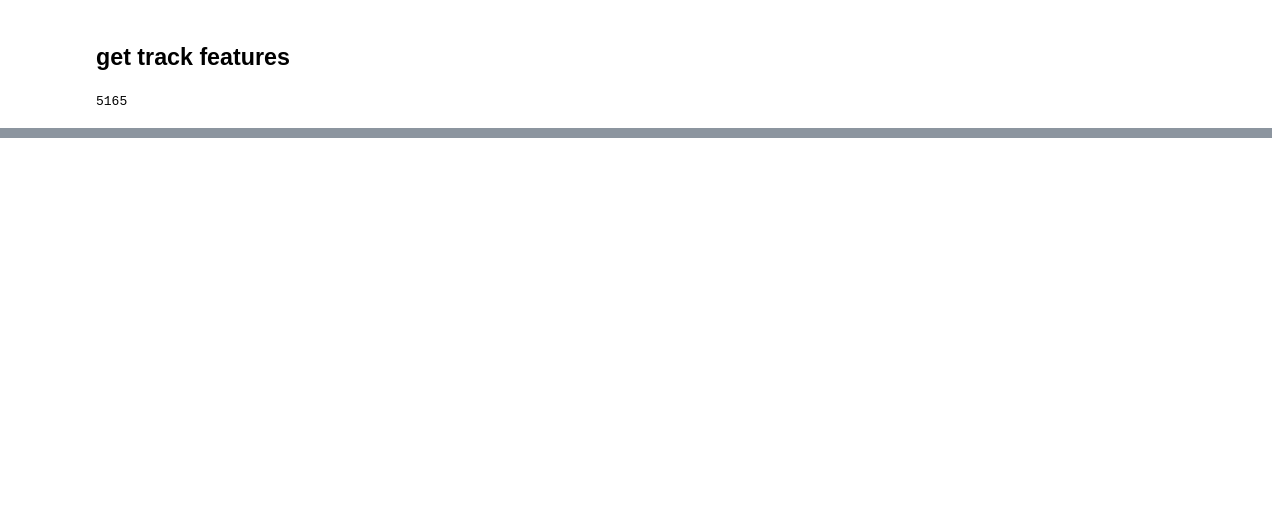
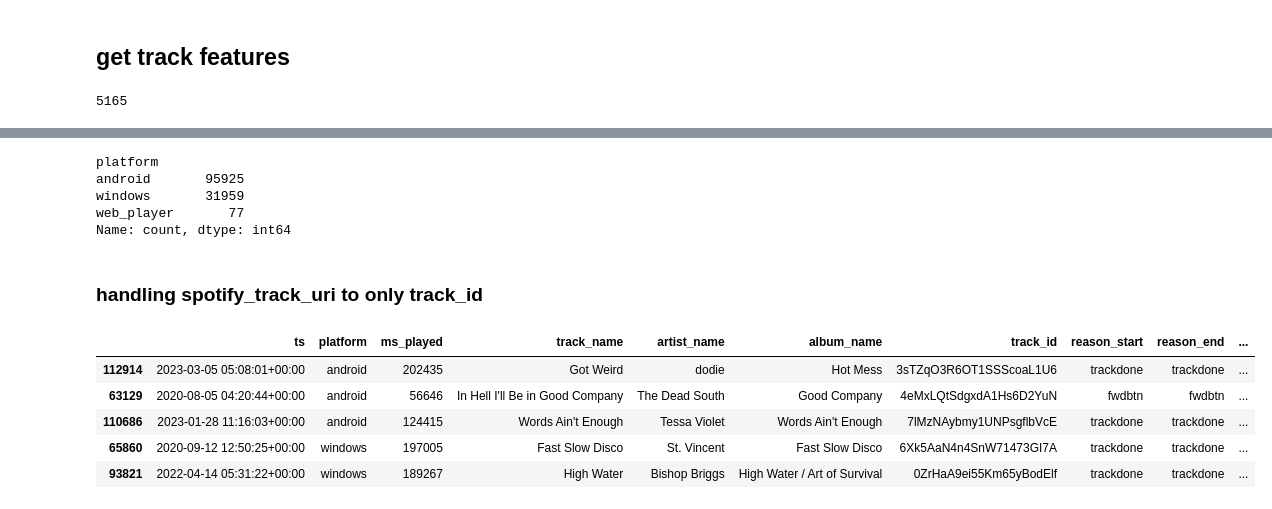
Before and after one commit to nazhifkojaz/Spotify-Analysis-Data-Collection-, a Jupyter notebook: main.ipynb, the cells around one changed output, grey strips where cells are left out. Saved outputs shown, nothing was run; the diff lists cells and outputs as text; code cells hidden in the pictures; blank space fills up the shorter version.

```diff
--- a/main.ipynb
+++ b/main.ipynb
@@ -253,0 +430,3 @@ track_features_df.to_csv('datasets/tracks_features_df.csv', index=False)
+# %%
+# renaming master_metadata_track_name, master_metadata_album_artist_name, and master_metadata_album_album_name into track_name, artist_name, and album_name
+tracks_df.rename(columns={'master_metadata_track_name':'track_name', 'master_metadata_album_artist_name':'artist_name', 'master_metadata_album_album_name':'album_name'}, inplace=True)
@@ -253,0 +464,29 @@ track_features_df.to_csv('datasets/tracks_features_df.csv', index=False)
+# %%
+# trim the platform values to only the first word and make it lowercase
+tracks_df['platform'] = tracks_df['platform'].str.split().str[0].str.lower()
+# %%
+# replace 'partner' value in platform column with 'web_player'
+tracks_df['platform'].replace('partner', 'web_player', inplace=True)
+# %%
+tracks_df['platform'].value_counts()
+# %% [output]
+platform
+android       95925
+windows       31959
+web_player       77
+Name: count, dtype: int64
+# %% [markdown]
+### handling spotify_track_uri to only track_id
+# %%
+# trim spotify_track_uri to only the track id and rename the column into track_id
+tracks_df['spotify_track_uri'] = tracks_df['spotify_track_uri'].str.split(':').str[2]
+tracks_df.rename(columns={'spotify_track_uri':'track_id'}, inplace=True)
+# %%
+tracks_df.sample(5)
+# %% [output]
+|  | ts | platform | ms_played | track_name | artist_name | album_name | track_id | reason_start | reason_end | ... |
+| 112914 | 2023-03-05 05:08:01+00:00 | android | 202435 | Got Weird | dodie | Hot Mess | 3sTZqO3R6OT1SSScoaL1U6 | trackdone | trackdone | ... |
+| 63129 | 2020-08-05 04:20:44+00:00 | android | 56646 | In Hell I'll Be in Good Company | The Dead South | Good Company | 4eMxLQtSdgxdA1Hs6D2YuN | fwdbtn | fwdbtn | ... |
+| 110686 | 2023-01-28 11:16:03+00:00 | android | 124415 | Words Ain't Enough | Tessa Violet | Words Ain't Enough | 7lMzNAybmy1UNPsgflbVcE | trackdone | trackdone | ... |
+| 65860 | 2020-09-12 12:50:25+00:00 | windows | 197005 | Fast Slow Disco | St. Vincent | Fast Slow Disco | 6Xk5AaN4n4SnW71473GI7A | trackdone | trackdone | ... |
+| 93821 | 2022-04-14 05:31:22+00:00 | windows | 189267 | High Water | Bishop Briggs | High Water / Art of Survival | 0ZrHaA9ei55Km65yBodElf | trackdone | trackdone | ... |
```
Also changed, not shown: parts of 33 cells of this notebook, 1 other file.
